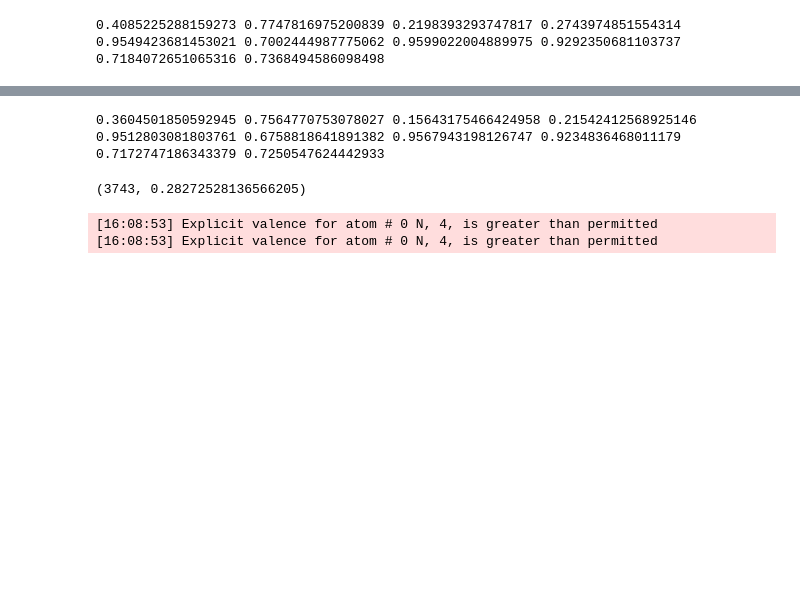
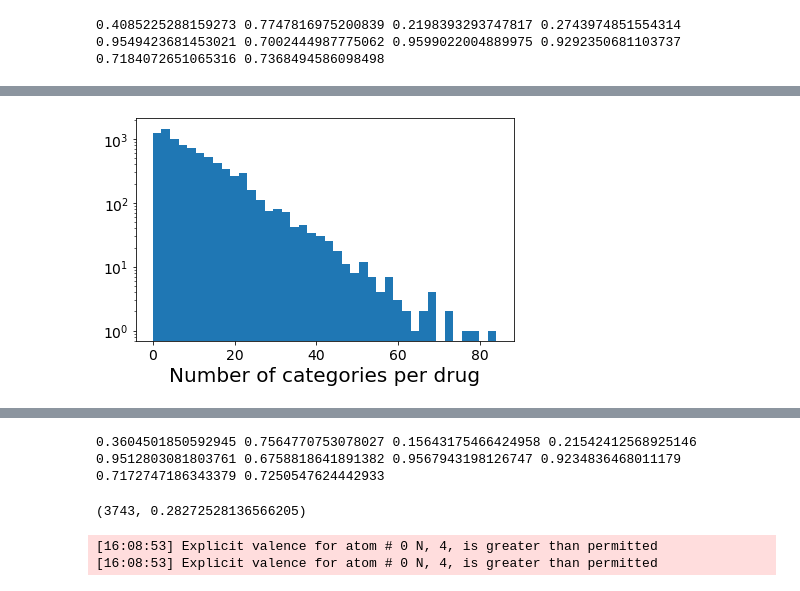
Before and after one commit to cchaves123/DDI-project, a Jupyter notebook: notebooks/make-graph.ipynb, the cells around one changed output, grey strips where cells are left out. Drawn from its saved outputs; the diff is of its cells as text; code cells hidden in the pictures; blank space fills up the shorter version.

```diff
--- a/notebooks/make-graph.ipynb
+++ b/notebooks/make-graph.ipynb
@@ -135,0 +131,13 @@ dictionary[drug]['classification']
+# %%
+fig, ax = plt.subplots(1, 1, figsize=(6,4))
+counts = cat_mat.sum(1)
+#sns.histplot(counts, x='prop')
+plt.hist(counts, bins =40 )
+ax.tick_params(axis='both', labelsize=14)
+ax.set_xlabel('Number of categories per drug', fontsize=20)
+plt.yscale("log")
+# ax.set_ylabel('Number of drugs \n in each class', fontsize=20)
+plt.tight_layout()
+plt.savefig("/Users/cdonnat/Downloads/categories_log.png")
+# %% [output]
+[figure, added]
```
Also changed, not shown: parts of 90 cells of this notebook, 4 other files.
